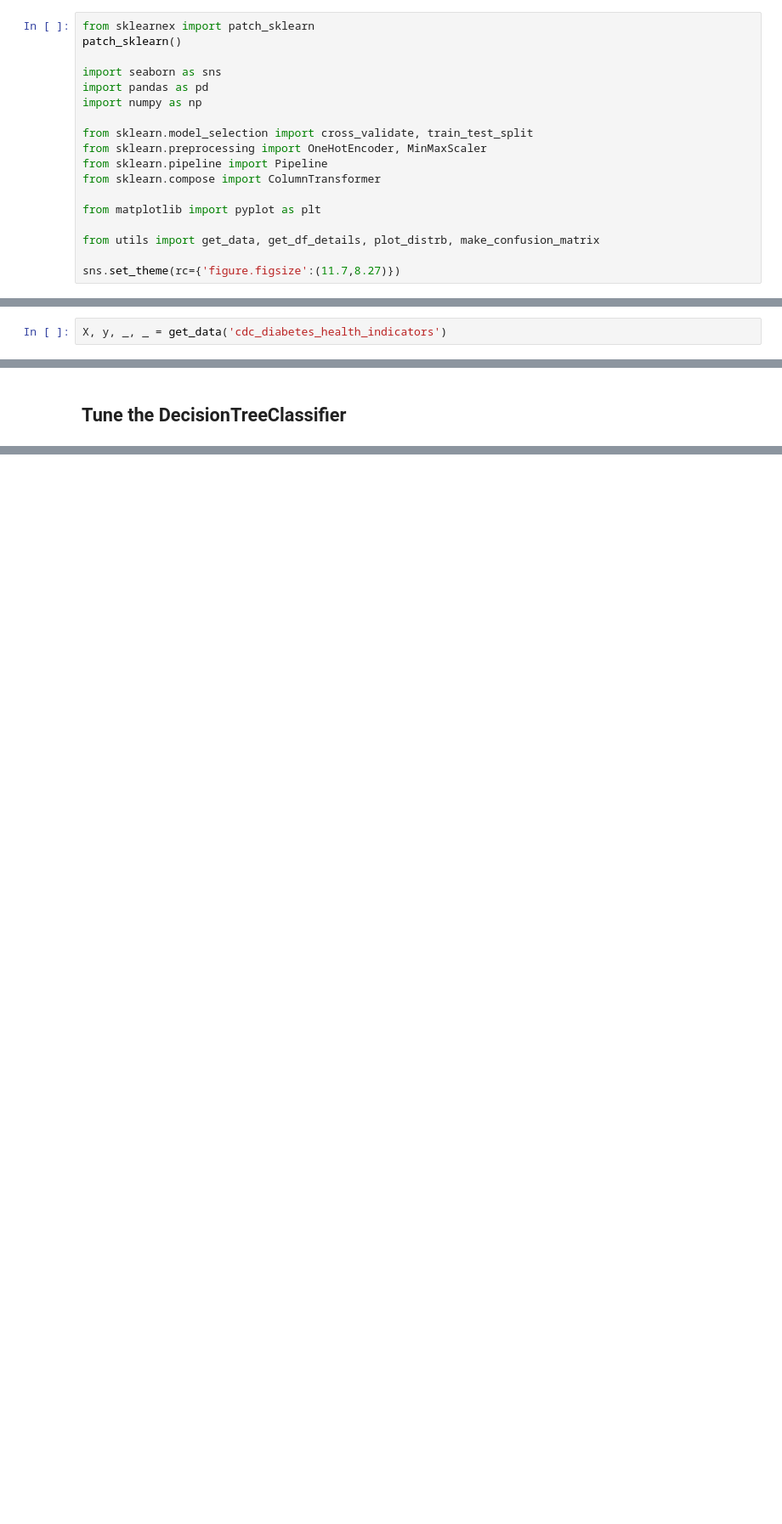
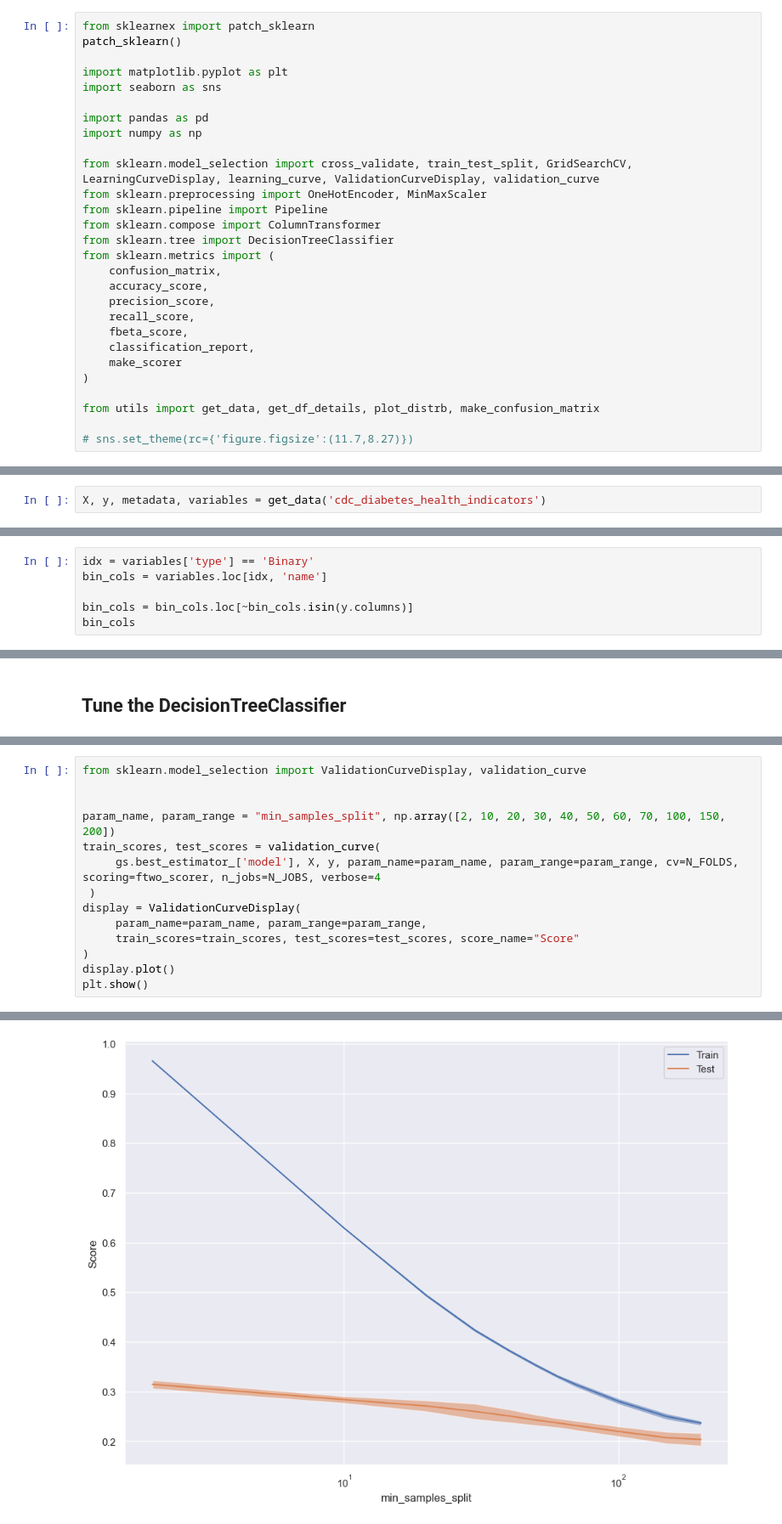
Before and after one commit to PavanKB/PS_1, a Jupyter notebook: ds1_decision_tree.ipynb, the cells around one changed output, grey strips where cells are left out. Shown at 85% size. Drawn from its saved outputs; the diff is of its cells as text; blank space fills up the shorter version.

```diff
--- a/ds1_decision_tree.ipynb
+++ b/ds1_decision_tree.ipynb
@@ -11,22 +2,32 @@
 from sklearnex import patch_sklearn
 patch_sklearn()
 
+import matplotlib.pyplot as plt
 import seaborn as sns
+
 import pandas as pd
 import numpy as np
 
-from sklearn.model_selection import cross_validate, train_test_split
+from sklearn.model_selection import cross_validate, train_test_split, GridSearchCV, LearningCurveDisplay, learning_curve, ValidationCurveDisplay, validation_curve
 from sklearn.preprocessing import OneHotEncoder, MinMaxScaler
 from sklearn.pipeline import Pipeline
 from sklearn.compose import ColumnTransformer
-
-from matplotlib import pyplot as plt
+from sklearn.tree import DecisionTreeClassifier
+from sklearn.metrics import (
+    confusion_matrix,
+    accuracy_score,
+    precision_score,
+    recall_score,
+    fbeta_score,
+    classification_report,
+    make_scorer
+)
 
 from utils import get_data, get_df_details, plot_distrb, make_confusion_matrix
 
-sns.set_theme(rc={'figure.figsize':(11.7,8.27)})
+# sns.set_theme(rc={'figure.figsize':(11.7,8.27)})
 # %% [output]
 Intel(R) Extension for Scikit-learn* enabled (https://github.com/intel/scikit-learn-intelex)
 # %%
-X, y, _, _ = get_data('cdc_diabetes_health_indicators')
+X, y, metadata, variables = get_data('cdc_diabetes_health_indicators')
 # %%
@@ -45,3 +46,9 @@ Name: proportion, dtype: float64
 # Use stratified kfold cross validation to ensure that the model is not overfitting the data
 
 X_train, X_test, y_train, y_test = train_test_split(X, y, test_size=0.2, random_state=42, stratify=y)
+# %%
+idx = variables['type'] == 'Binary'
+bin_cols = variables.loc[idx, 'name']
+
+bin_cols = bin_cols.loc[~bin_cols.isin(y.columns)]
+bin_cols
@@ -141,0 +157,15 @@ Test Score: 0.21049099653282627
+# %%
+from sklearn.model_selection import ValidationCurveDisplay, validation_curve
+
+
+param_name, param_range = "min_samples_split", np.array([2, 10, 20, 30, 40, 50, 60, 70, 100, 150, 200])
+train_scores, test_scores = validation_curve(
+     gs.best_estimator_['model'], X, y, param_name=param_name, param_range=param_range, cv=N_FOLDS, scoring=ftwo_scorer, n_jobs=N_JOBS, verbose=4
+ )
+display = ValidationCurveDisplay(
+     param_name=param_name, param_range=param_range,
+     train_scores=train_scores, test_scores=test_scores, score_name="Score"
+)
+display.plot()
+plt.show()
+# %% [output]
@@ -142,3 +177,4 @@ Test Score: 0.21049099653282627
+[figure, added]
 # %%
 gs.cv_results_.keys()
 
```
Also changed, not shown: parts of 21 cells of this notebook, 7 other files.
